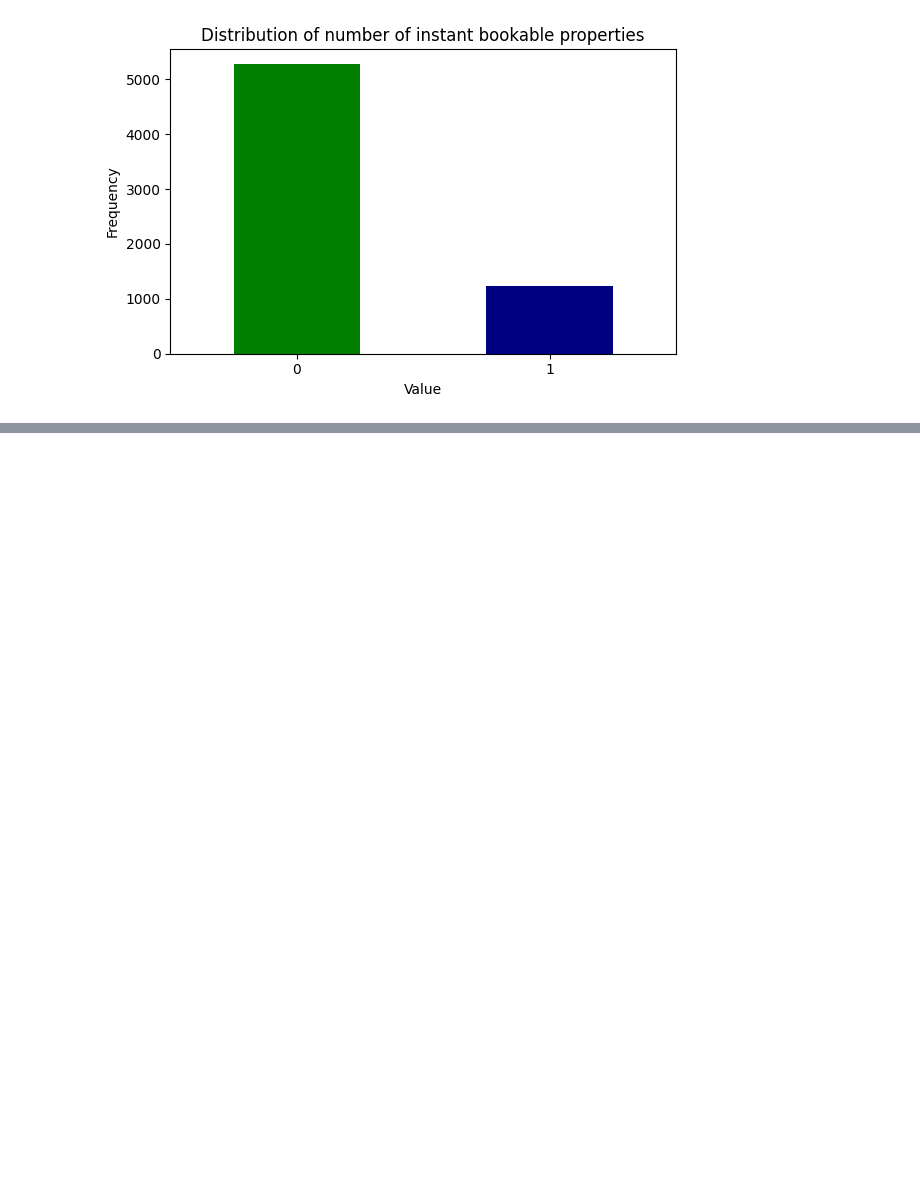
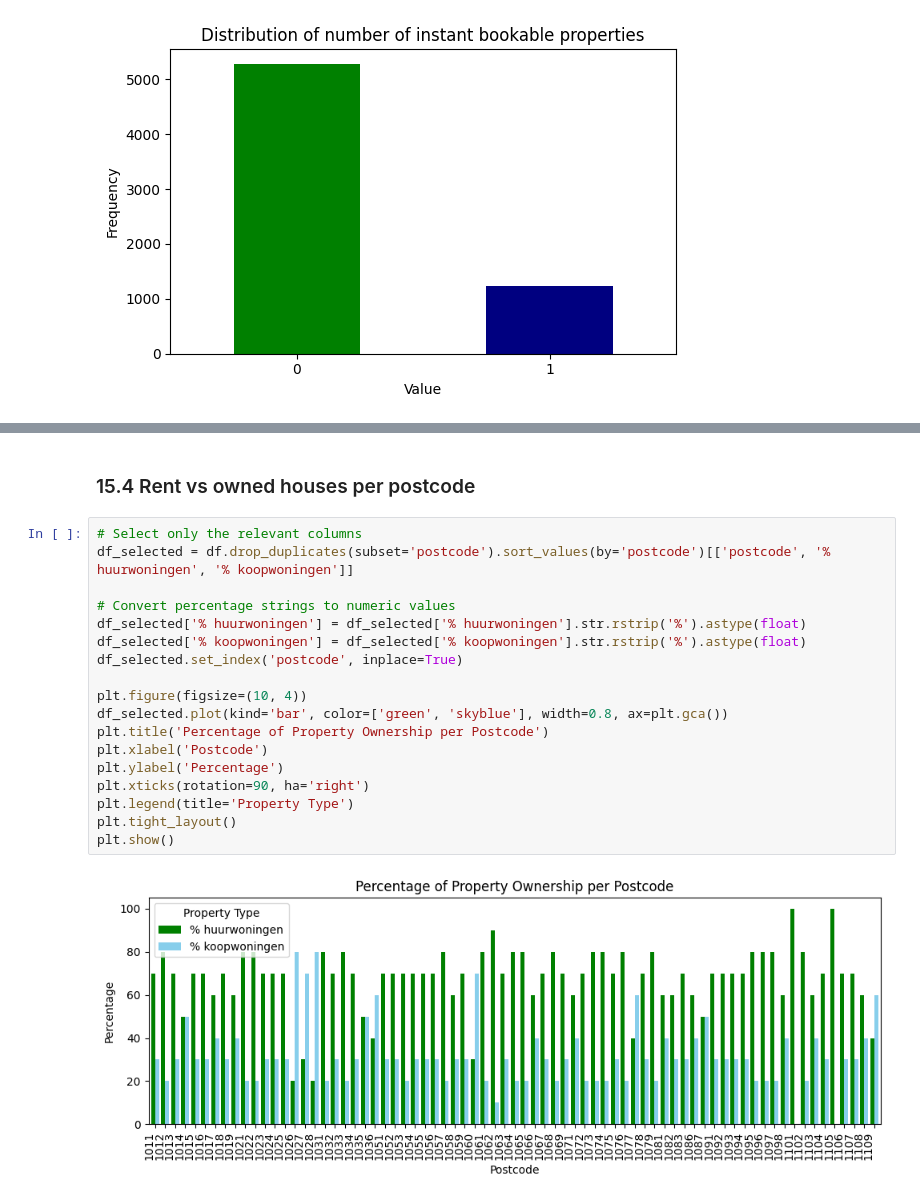
Before and after one commit to linashyshova/eds_modeling, a Jupyter notebook: 2_data_review.ipynb, the cells around one changed output, grey strips where cells are left out. Drawn from its saved outputs; the diff is of its cells as text; blank space fills up the shorter version.

```diff
--- a/2_data_review.ipynb
+++ b/2_data_review.ipynb
@@ -463,0 +525,22 @@ plt.show()
+# %% [markdown]
+### 15.4 Rent vs owned houses per postcode
+# %%
+# Select only the relevant columns
+df_selected = df.drop_duplicates(subset='postcode').sort_values(by='postcode')[['postcode', '% huurwoningen', '% koopwoningen']]
+
+# Convert percentage strings to numeric values
+df_selected['% huurwoningen'] = df_selected['% huurwoningen'].str.rstrip('%').astype(float)
+df_selected['% koopwoningen'] = df_selected['% koopwoningen'].str.rstrip('%').astype(float)
+df_selected.set_index('postcode', inplace=True)
+
+plt.figure(figsize=(10, 4))
+df_selected.plot(kind='bar', color=['green', 'skyblue'], width=0.8, ax=plt.gca())
+plt.title('Percentage of Property Ownership per Postcode')
+plt.xlabel('Postcode')
+plt.ylabel('Percentage')
+plt.xticks(rotation=90, ha='right')
+plt.legend(title='Property Type')
+plt.tight_layout()
+plt.show()
+# %% [output]
+[figure, added]
```
Also changed, not shown: parts of 17 cells of this notebook, 4 other files.
